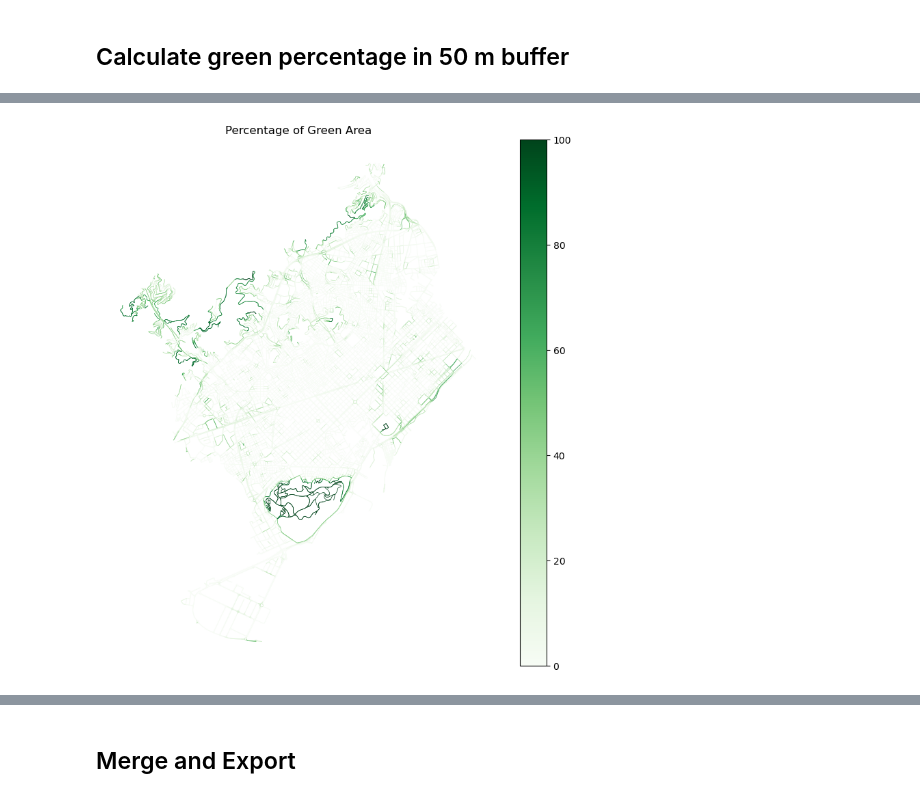
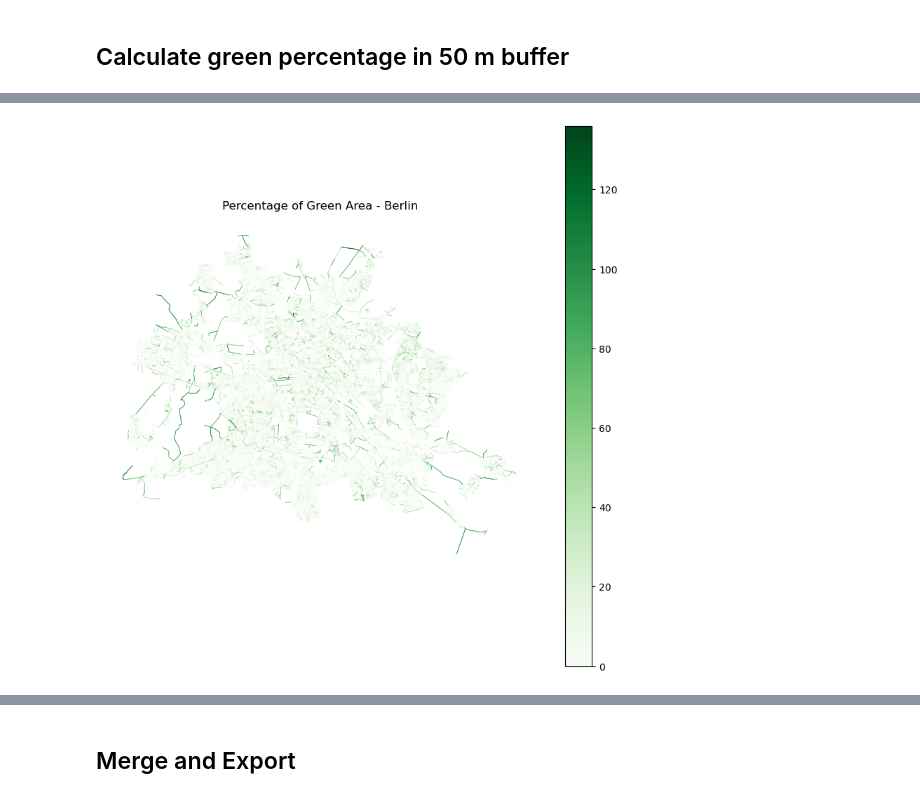
Before and after one commit to AndreaCutroni/ML-Noise-Prediction, a Jupyter notebook: deployment/Berlin/notebooks/BER_OSM_landuse.ipynb, the cells around one changed output, grey strips where cells are left out. Cells and saved outputs as stored; diff of their text form; code cells hidden in the pictures.

```diff
--- a/deployment/Berlin/notebooks/BER_OSM_landuse.ipynb
+++ b/deployment/Berlin/notebooks/BER_OSM_landuse.ipynb
@@ -24,11 +26,0 @@ Number of street segments: 16541
-# %%
-osm_landuse = gpd.read_file("../../layers/bcn_gis_osm_landuse.gpkg")
-print("OSM Landuse CRS:", osm_landuse.crs)
-print("Number of land use polygons:", len(osm_landuse))
-
-# Ensure CRSs match
-if osm_landuse.crs != osm_roads.crs:
-    print("Aligning CRS...")
-    osm_landuse = osm_landuse.to_crs(osm_roads.crs)
-
-display(osm_landuse.head(2))
@@ -47,9 +124,11 @@ ax.set_axis_off()
 # %% [markdown]
 ## Get the green areas
 # %%
-green_categories = ['forest', 'grass', 'meadow', 'orchard', 'vineyard', 'farmland', 'farmyard', 'park','heath', 'scrub', 'meadow', 'orchard', 'allotments', 'cemetery']
-green_land = osm_landuse[osm_landuse['fclass'].isin(green_categories)]
+green_categories = ['forest', 'grass', 'meadow', 'orchard', 'vineyard', 'farmland', 'farmyard',
+                    'park', 'heath', 'scrub', 'allotments', 'cemetery', 'recreation_ground']
+green_land = osm_landuse[osm_landuse['fclass'].isin(green_categories)][['geometry', 'fclass']].copy()
+print(f'Green polygons: {len(green_land)}')
 
-ax = green_land.plot(cmap="Greens", column='fclass', linewidth=0.5, legend=True, figsize=(12, 12))
+ax = green_land.plot(cmap='Greens', column='fclass', linewidth=0.5, legend=True, figsize=(12, 12))
 ax.set_axis_off()
 # %% [output]
@@ -57,20 +162,6 @@ ax.set_axis_off()
 # %% [markdown]
 ## Calculate green percentage in 50 m buffer
-# %%
-
-# 1. Buffer the streets
-osm_roads['buffer'] = osm_roads.geometry.buffer(50)  # adjust buffer size as needed
-
-# 2. Calculate percentage of buffer covered by green
-def calc_green_coverage(buffer_geom, green_gdf):
-    # Get all green polygons that intersect the buffer
-    intersecting = green_gdf[green_gdf.intersects(buffer_geom)]
-    if intersecting.empty:
-        return 0
-    # Union all green polygons first to avoid double-counting overlapping areas
-    green_union = intersecting.union_all()
-    intersection_area = green_union.intersection(buffer_geom).area
-    # Calculate percentage
-    return (intersection_area / buffer_geom.area) * 100 if buffer_geom.area > 0 else 0
-
-osm_roads['green_pct'] = osm_roads['buffer'].apply(lambda buf: calc_green_coverage(buf, green_land))
+# %%
+print('Calculating green coverage...')
+osm_roads['green_pct'] = calc_coverage_pct(osm_roads, green_land[['geometry']])
+print(osm_roads['green_pct'].describe())
@@ -77,6 +179,6 @@ osm_roads['green_pct'] = osm_roads['buffer'].apply(lambda buf: calc_green_covera
 # %%
 ax = osm_roads.plot(column='green_pct', cmap='Greens', linewidth=0.5, legend=True, figsize=(10, 10))
-ax.set_title('Percentage of Green Area')
+ax.set_title('Percentage of Green Area - Berlin')
 ax.set_axis_off()
 # %% [output]
-[figure, old version]
+[figure, new version]
```
Also changed, not shown: parts of 23 cells of this notebook.
